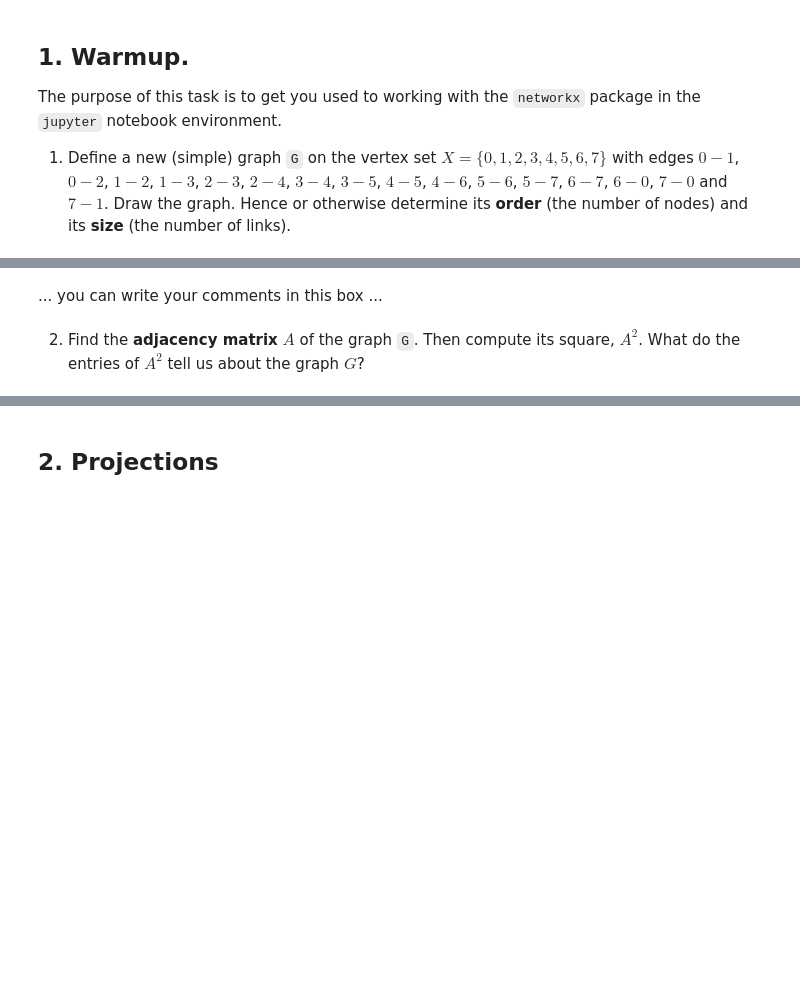
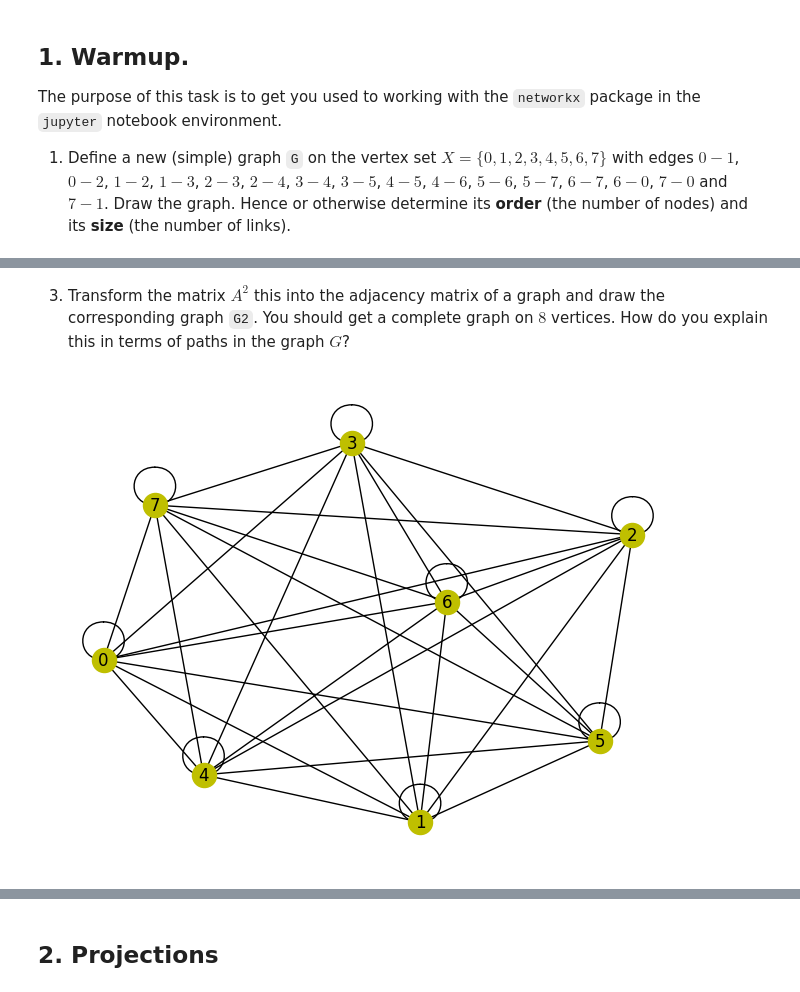
Before and after one commit to aoife-mulligan/2324-CS4423-Networks, a Jupyter notebook: Assignment_1.ipynb, the cells around one changed output, grey strips where cells are left out. Cells and saved outputs as stored; diff of their text form; code cells hidden in the pictures; blank space fills up the shorter version.

```diff
--- a/Assignment_1.ipynb
+++ b/Assignment_1.ipynb
@@ -53,0 +78,6 @@ and its **size** (the number of links).
+# %%
+## Find adjacency matrix of G
+
+A = nx.adjacency_matrix(G).toarray()
+
+print("Adjacency matrix of G:", A)
@@ -53,0 +93,6 @@ and its **size** (the number of links).
+# %%
+## get A^2
+
+AA = A @ A
+
+print("A^2:", AA)
@@ -54,2 +118,15 @@ and its **size** (the number of links).
+# %% [markdown]
+3. Transform the matrix $A^2$ this into the adjacency matrix of a graph and draw the corresponding graph `G2`.  You should get a complete graph on $8$ vertices. How do you explain this in terms of paths in the graph $G$?
+# %%
+## Transform AA into a graph
+
+## how to remove self loops?
+
+G2 = nx.from_numpy_array(AA.transpose())
+# %%
+## your code here
+nx.draw(G2, **opts)
+# %% [output]
+[figure, added]
 # %%
 ## your code here
@@ -60,4 +132,0 @@ and its **size** (the number of links).
-# %% [markdown]
-... you can write your comments in this box ...
-# %% [markdown]
-2. Find the **adjacency matrix** $A$ of the graph `G`.  Then compute its square, $A^2$. What do the entries of $A^2$ tell us about the graph $G$?
```
Also changed, not shown: parts of 40 cells of this notebook.
